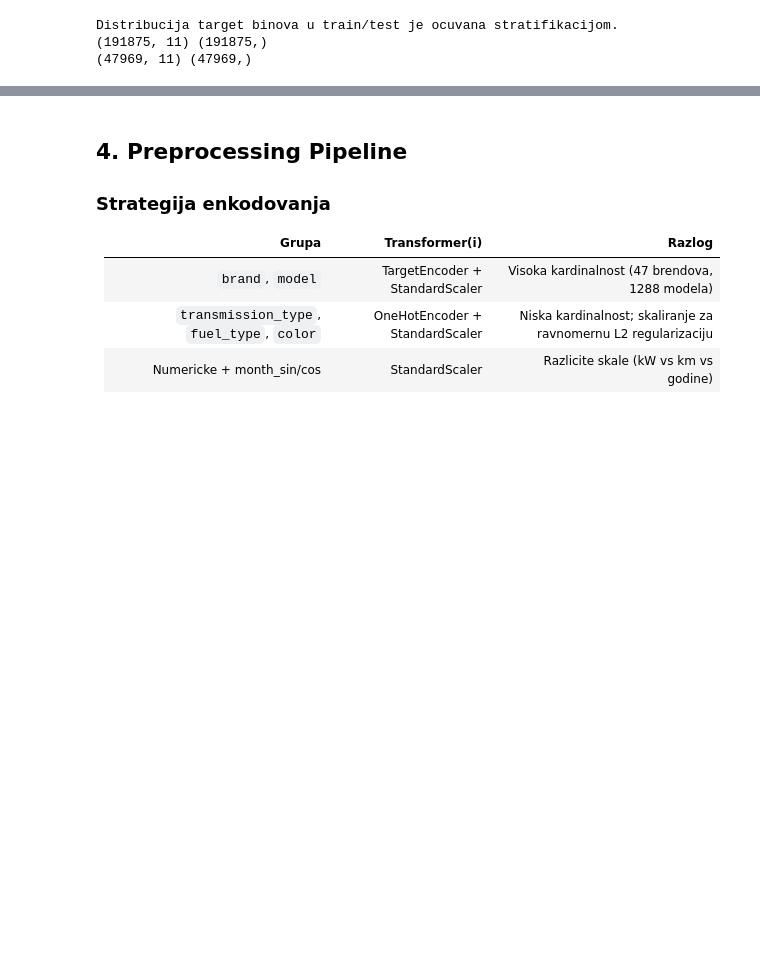
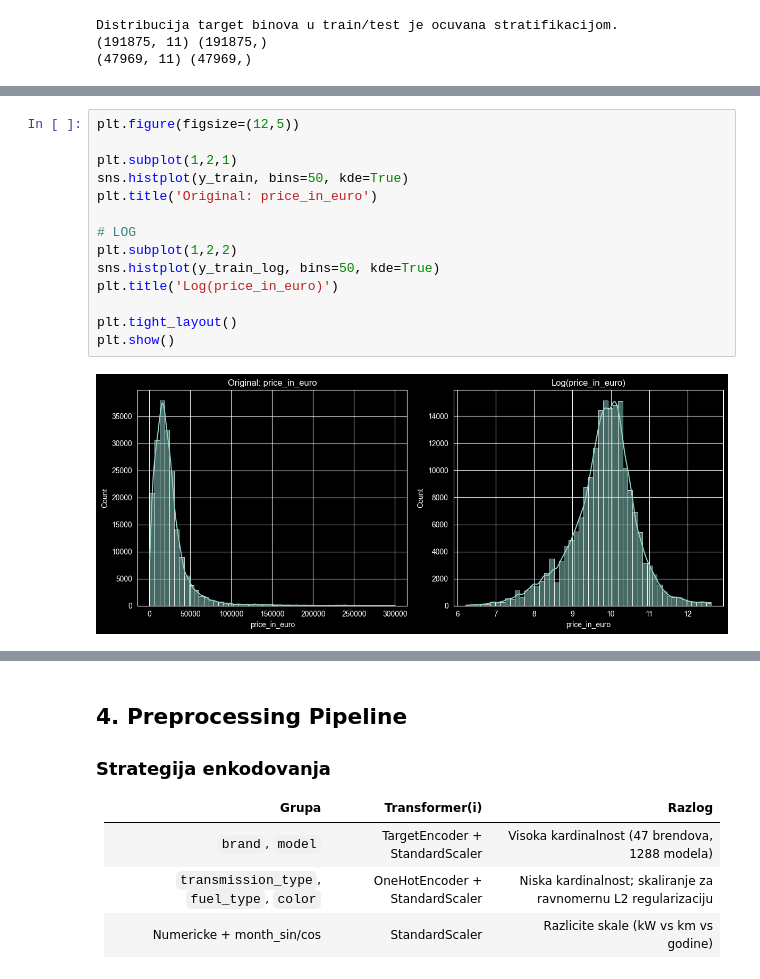
Before and after one commit to IsidorIvanov/used-car-price-prediction, a Jupyter notebook: src/RidgeSolution.ipynb, the cells around one changed output, grey strips where cells are left out. Cells and saved outputs as stored; diff of their text form; blank space fills up the shorter version.

```diff
--- a/src/RidgeSolution.ipynb
+++ b/src/RidgeSolution.ipynb
@@ -213,0 +238,16 @@ Distribucija target binova u train/test je ocuvana stratifikacijom.
+# %%
+plt.figure(figsize=(12,5))
+
+plt.subplot(1,2,1)
+sns.histplot(y_train, bins=50, kde=True)
+plt.title('Original: price_in_euro')
+
+# LOG
+plt.subplot(1,2,2)
+sns.histplot(y_train_log, bins=50, kde=True)
+plt.title('Log(price_in_euro)')
+
+plt.tight_layout()
+plt.show()
+# %% [output]
+[figure, added]
```
Also changed, not shown: parts of 8 cells of this notebook.
